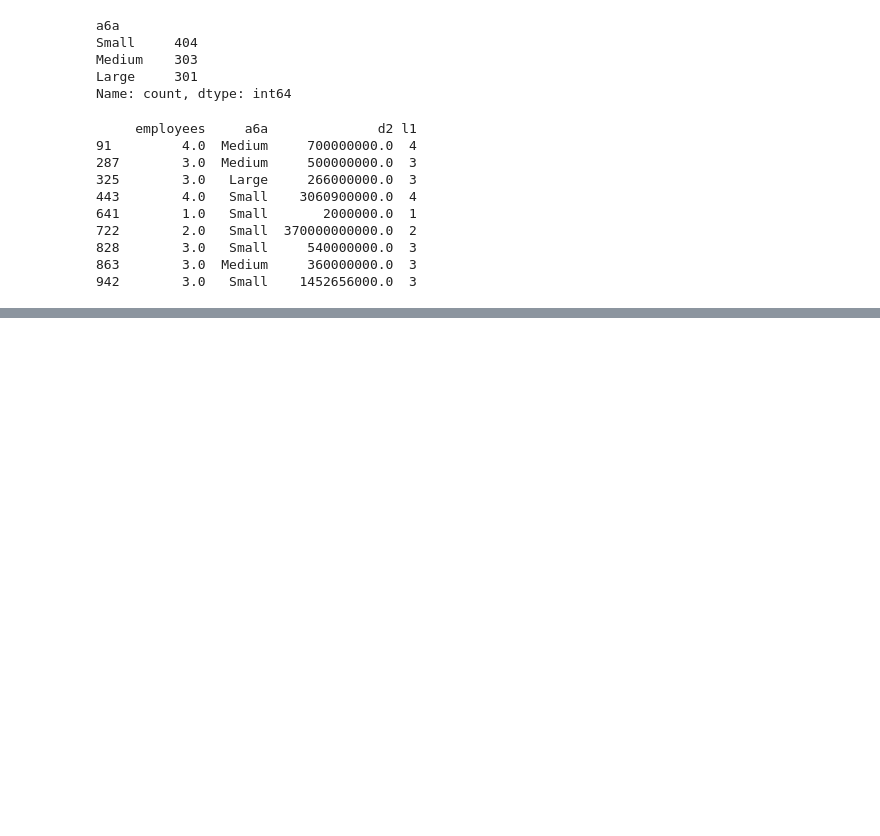
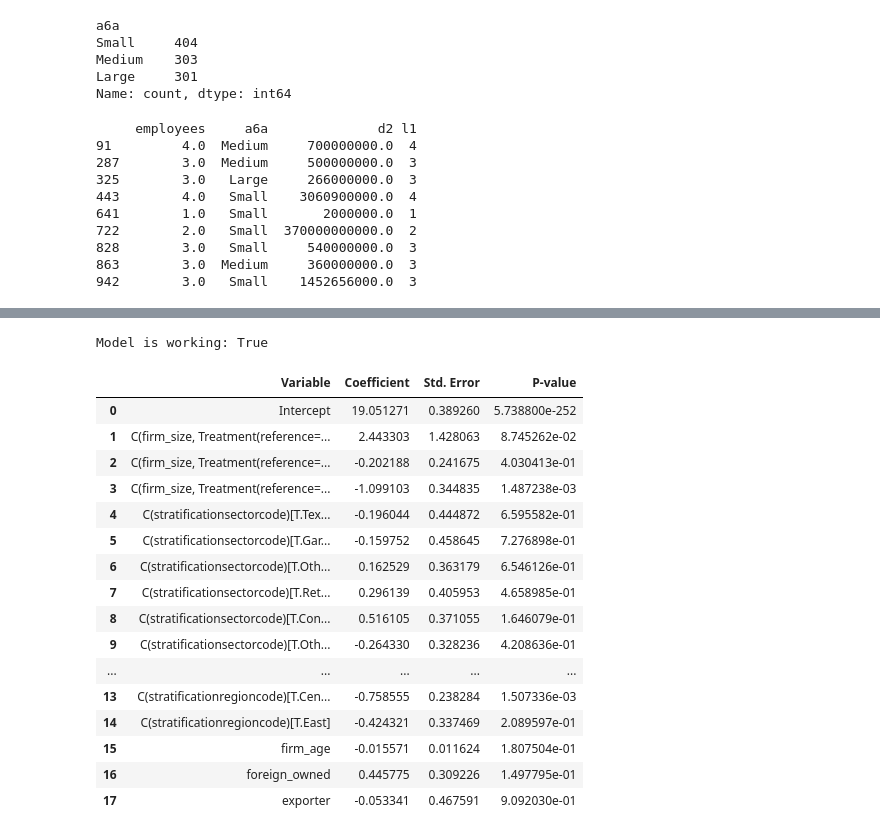
Before and after one commit to Oybibikhon/Bigger-Firms-Better-Productivity, a Jupyter notebook: notebooks/01_data_exploration.ipynb, the cells around one changed output, grey strips where cells are left out. Cells and saved outputs as stored; diff of their text form; code cells hidden in the pictures; blank space fills up the shorter version.

```diff
--- a/notebooks/01_data_exploration.ipynb
+++ b/notebooks/01_data_exploration.ipynb
@@ -20,0 +301,24 @@ print(df.shape)
+# %%
+df["log_sales"] = np.log(df["sales"].where(df["sales"] > 0))
+df["flagged"] = df["flag_high"] | df["flag_low"]
+
+rhs2 = ("log_employees + firm_age + foreign_owned + exporter"
+        " + C(stratificationsectorcode) + C(stratificationregioncode)")
+cols = ["log_sales", "log_employees", "firm_age", "foreign_owned", "exporter",
+        "stratificationsectorcode", "stratificationregioncode"]
+
+rows = []
+for label, mask in [("all valid firms", pd.Series(True, index=df.index)),
+                    ("consistency-cleaned", ~df["flagged"])]:
+    d = df.loc[mask, cols].dropna()
+    m = smf.ols(f"log_sales ~ {rhs2}", data=d).fit(cov_type="HC1")
+    t = m.t_test("log_employees = 1")
+    rows.append({
+        "sample": label,
+        "n": int(m.nobs),
+        "elasticity": round(m.params["log_employees"], 3),
+        "se": round(m.bse["log_employees"], 3),
+        "p_vs_1": round(float(t.pvalue), 4),
+    })
+
+pd.DataFrame(rows)
@@ -1806,0 +2331,31 @@ print(df.loc[df['employees'] < 5, ['employees', 'a6a', 'd2', 'l1']])
+# %%
+print("Model is working:", productivity_model_weighted_robust is not None)
+# %% [output]
+Model is working: True
+# %%
+results_table = pd.DataFrame({
+    "Variable": productivity_model_weighted_robust.model.exog_names,
+    "Coefficient": productivity_model_weighted_robust.params,
+    "Std. Error": productivity_model_weighted_robust.bse,
+    "P-value": productivity_model_weighted_robust.pvalues
+})
+
+results_table
+# %% [output]
+|  | Variable | Coefficient | Std. Error | P-value |
+| 0 | Intercept | 19.051271 | 0.389260 | 5.738800e-252 |
+| 1 | C(firm_size, Treatment(reference=... | 2.443303 | 1.428063 | 8.745262e-02 |
+| 2 | C(firm_size, Treatment(reference=... | -0.202188 | 0.241675 | 4.030413e-01 |
+| 3 | C(firm_size, Treatment(reference=... | -1.099103 | 0.344835 | 1.487238e-03 |
+| 4 | C(stratificationsectorcode)[T.Tex... | -0.196044 | 0.444872 | 6.595582e-01 |
+| 5 | C(stratificationsectorcode)[T.Gar... | -0.159752 | 0.458645 | 7.276898e-01 |
+| 6 | C(stratificationsectorcode)[T.Oth... | 0.162529 | 0.363179 | 6.546126e-01 |
+| 7 | C(stratificationsectorcode)[T.Ret... | 0.296139 | 0.405953 | 4.658985e-01 |
+| 8 | C(stratificationsectorcode)[T.Con... | 0.516105 | 0.371055 | 1.646079e-01 |
+| 9 | C(stratificationsectorcode)[T.Oth... | -0.264330 | 0.328236 | 4.208636e-01 |
+| ... | ... | ... | ... | ... |
+| 13 | C(stratificationregioncode)[T.Cen... | -0.758555 | 0.238284 | 1.507336e-03 |
+| 14 | C(stratificationregioncode)[T.East] | -0.424321 | 0.337469 | 2.089597e-01 |
+| 15 | firm_age | -0.015571 | 0.011624 | 1.807504e-01 |
+| 16 | foreign_owned | 0.445775 | 0.309226 | 1.497795e-01 |
+| 17 | exporter | -0.053341 | 0.467591 | 9.092030e-01 |
```
Also changed, not shown: parts of 61 cells of this notebook, 1 other file.
